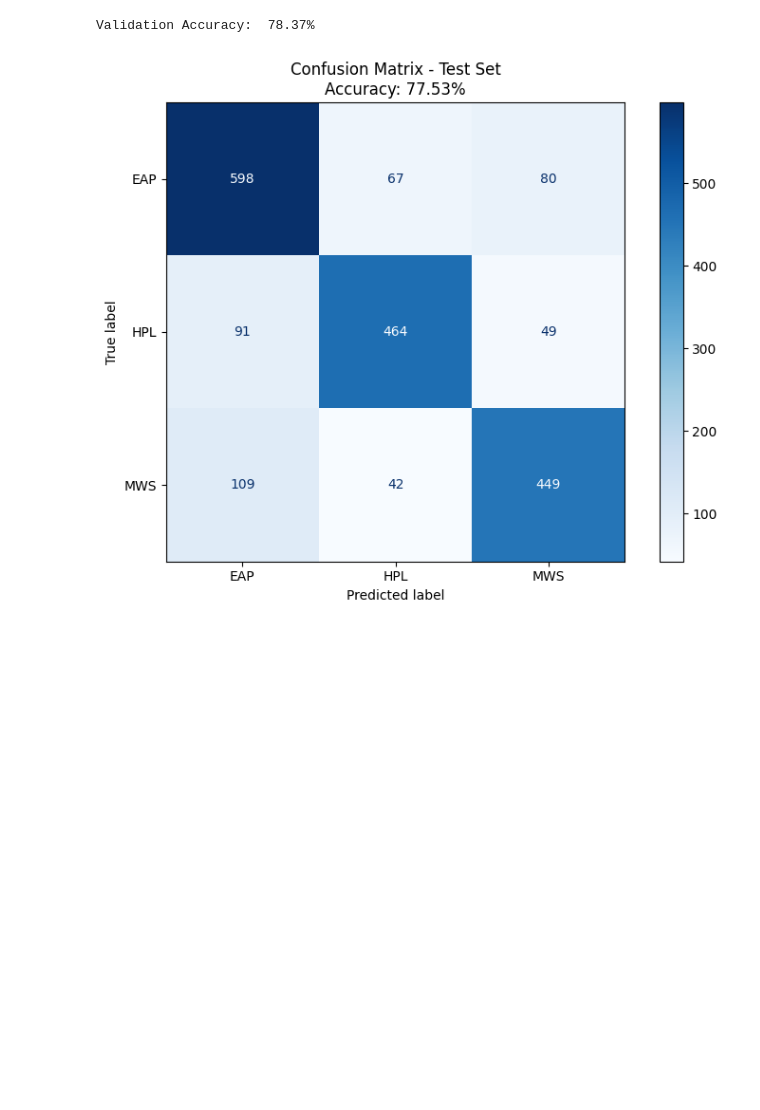
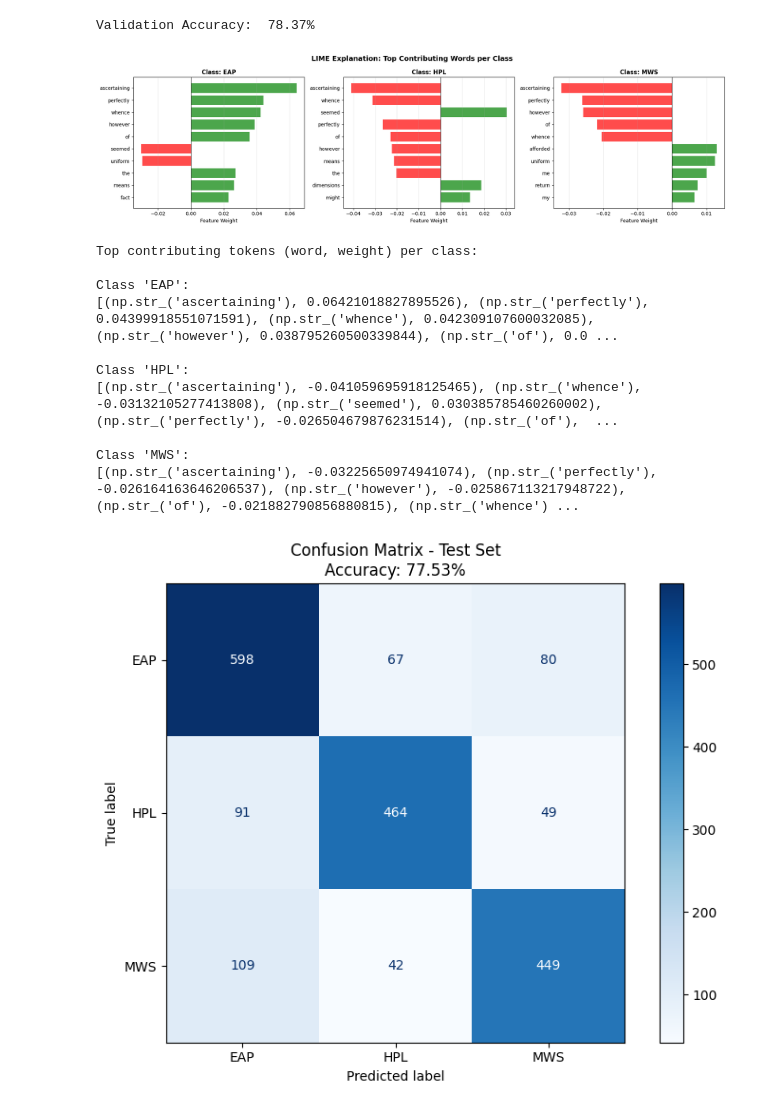
Before and after one commit to BrianStew/COSC325FinalProject, a Jupyter notebook: word2vec.ipynb, the cells around one changed output. Drawn from its saved outputs; the diff is of its cells as text; code cells hidden in the pictures; blank space fills up the shorter version.

Commit message:
LIME Added

```diff
--- a/word2vec.ipynb
+++ b/word2vec.ipynb
@@ -387,5 +511,52 @@ print(f'Validation Accuracy: {100 * correct / total : .2f}%')
 # %% [output]
 Validation Accuracy:  78.37%
+# %%
+# Create visualization for each class
+fig, axes = plt.subplots(1, 3, figsize=(18, 5))
+
+for class_idx, class_name in enumerate(class_names):
+    ax = axes[class_idx]
+
+    # Get top features for this class
+    features = explanation.as_list(label=class_idx)
+    words = [f[0] for f in features]
+    weights = [f[1] for f in features]
+
+    # Color bars: green for positive (supports class), red for negative (opposes class)
+    colors = ['green' if w > 0 else 'red' for w in weights]
+
+    # Create horizontal bar chart
+    y_pos = np.arange(len(words))
+    ax.barh(y_pos, weights, color=colors, alpha=0.7)
+    ax.set_yticks(y_pos)
+    ax.set_yticklabels(words)
+    ax.invert_yaxis()  # Top word at the top
+    ax.set_xlabel('Feature Weight')
+    ax.set_title(f'Class: {class_name}', fontsize=12, fontweight='bold')
+    ax.axvline(x=0, color='black', linestyle='-', linewidth=0.8)
+    ax.grid(axis='x', alpha=0.3)
+
+plt.suptitle('LIME Explanation: Top Contributing Words per Class', fontsize=14, fontweight='bold')
+plt.tight_layout()
+plt.show()
+
+# Print text summary
+print("\nTop contributing tokens (word, weight) per class:")
+for class_idx, class_name in enumerate(class_names):
+    print(f"\nClass '{class_name}':")
+    print(explanation.as_list(label=class_idx))
+# %% [output]
+[figure, added]
+Top contributing tokens (word, weight) per class:
+
+Class 'EAP':
+[(np.str_('ascertaining'), 0.06421018827895526), (np.str_('perfectly'), 0.04399918551071591), (np.str_('whence'), 0.042309107600032085), (np.str_('however'), 0.038795260500339844), (np.str_('of'), 0.0 ...
+
+Class 'HPL':
+[(np.str_('ascertaining'), -0.041059695918125465), (np.str_('whence'), -0.03132105277413808), (np.str_('seemed'), 0.030385785460260002), (np.str_('perfectly'), -0.026504679876231514), (np.str_('of'),  ...
+
+Class 'MWS':
+[(np.str_('ascertaining'), -0.03225650974941074), (np.str_('perfectly'), -0.026164163646206537), (np.str_('however'), -0.025867113217948722), (np.str_('of'), -0.021882790856880815), (np.str_('whence') ...
 # %%
 from sklearn.metrics import confusion_matrix, ConfusionMatrixDisplay, classification_report
 
```
Also changed, not shown: parts of 2 cells of this notebook.
